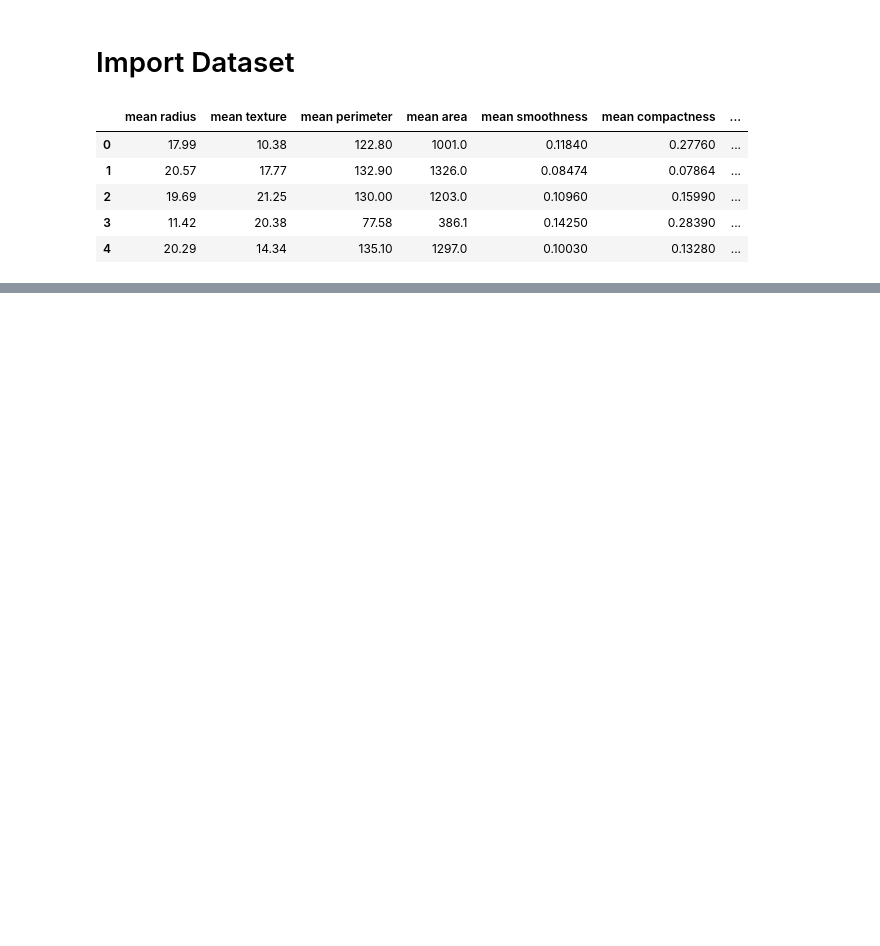
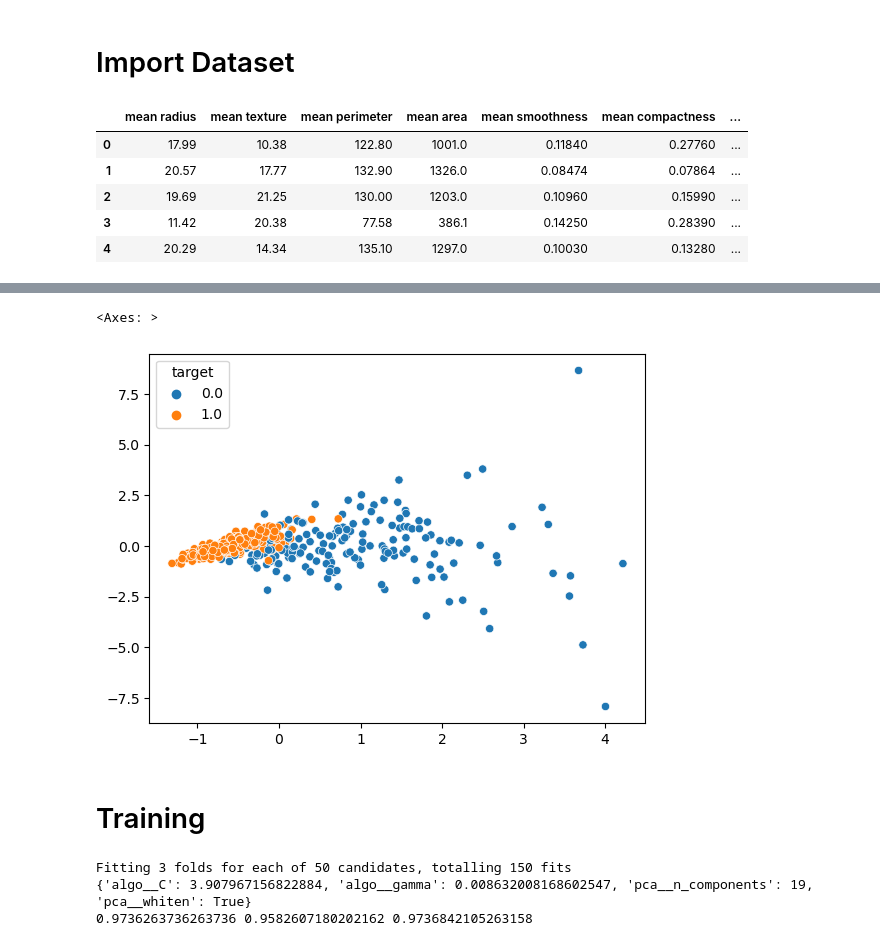
Before and after one commit to HekalMaulana/unsupervised_learning_JCOPML, a Jupyter notebook: 18 - Unsupervised Learning/02 - Dimensionality Reduction/Part 2 - PCA dan Breast Cancer.ipynb, the cells around one changed output, grey strips where cells are left out. Cells and saved outputs as stored; diff of their text form; code cells hidden in the pictures; blank space fills up the shorter version.

```diff
--- a/18 - Unsupervised Learning/02 - Dimensionality Reduction/Part 2 - PCA dan Breast Cancer.ipynb
+++ b/18 - Unsupervised Learning/02 - Dimensionality Reduction/Part 2 - PCA dan Breast Cancer.ipynb
@@ -24,0 +55,11 @@ df.head()
+# %%
+pca = PCA(n_components=2, whiten=True) # parameter Whiten adalah scaling yang ada di PCA
+X_train_pca = pca.fit_transform(X_train)
+X_test_pca = pca.transform(X_test)
+
+sns.scatterplot(x=X_train_pca[:, 0], y=X_train_pca[:, 1], hue=y_train)
+# %% [output]
+<Axes: >
+[figure, added]
+# %% [markdown]
+# Training
@@ -24,0 +71,29 @@ df.head()
+# %%
+preprocessor = ColumnTransformer([
+    ('numeric', num_pipe(), X_train.columns)
+    ])
+
+
+pipeline = Pipeline([
+    ('prep', preprocessor),
+    ('pca', PCA()),
+    ('algo', SVC(max_iter=500))
+])
+
+parameter = {
+    'algo__gamma': Real(low=-3, high=3, prior='log-uniform'),
+    'algo__C': Real(low=-3, high=3, prior='log-uniform'),
+    'pca__n_components': Integer(1, 30),
+    'pca__whiten': [True, False],
+}
+
+
+model = RandomizedSearchCV(pipeline, parameter, cv=3, n_iter=50, n_jobs=-1, verbose=1, random_state=42)
+model.fit(X_train, y_train)
+
+print(model.best_params_)
+print(model.score(X_train, y_train), model.best_score_, model.score(X_test, y_test))
+# %% [output]
+Fitting 3 folds for each of 50 candidates, totalling 150 fits
+{'algo__C': 3.907967156822884, 'algo__gamma': 0.008632008168602547, 'pca__n_components': 19, 'pca__whiten': True}
+0.9736263736263736 0.9582607180202162 0.9736842105263158
```
Also changed, not shown: parts of 9 cells of this notebook.
